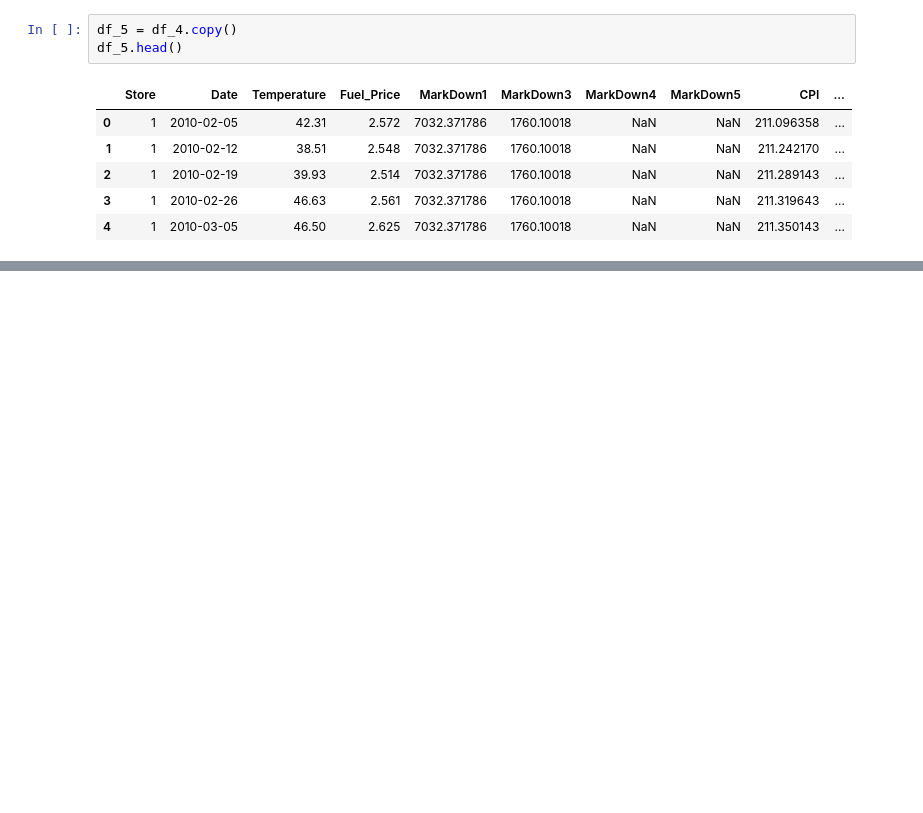
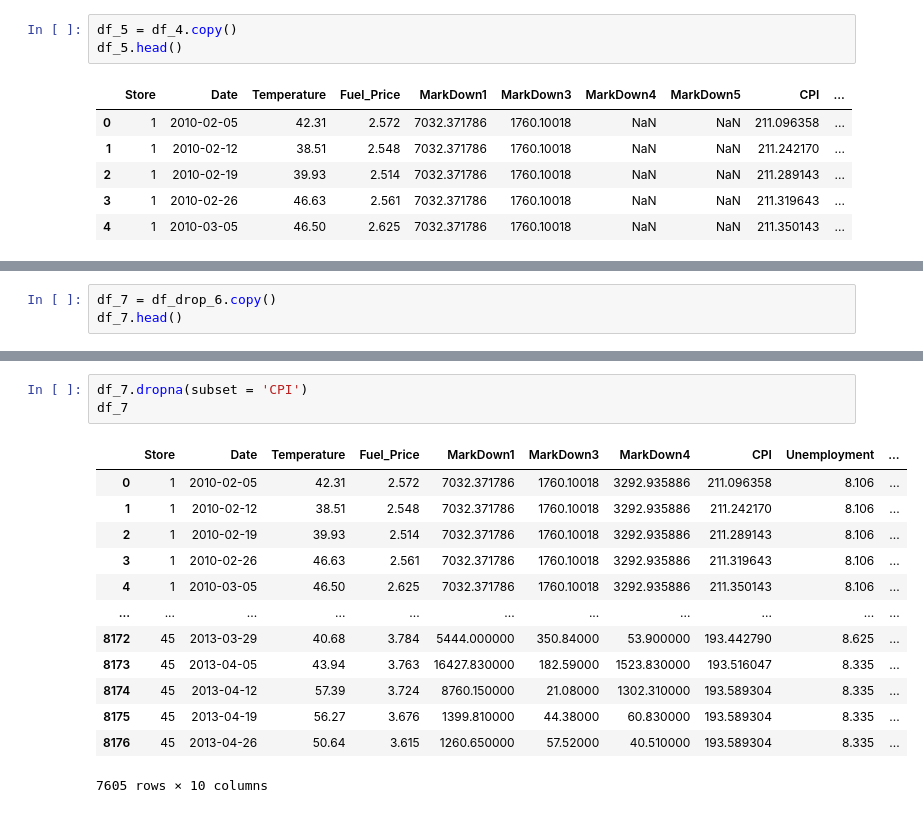
Before and after one commit to Rommelsito/Vehicle_analysis, a Jupyter notebook: feature/features.ipynb, the cells around one changed output, grey strips where cells are left out. Saved outputs shown, nothing was run; the diff lists cells and outputs as text; blank space fills up the shorter version.

```diff
--- a/feature/features.ipynb
+++ b/feature/features.ipynb
@@ -271,0 +330,3 @@ df_5.head()
+# %%
+df_7 = df_drop_6.copy()
+df_7.head()
@@ -271,0 +360,17 @@ df_5.head()
+# %%
+df_7.dropna(subset = 'CPI')
+df_7
+# %% [output]
+|  | Store | Date | Temperature | Fuel_Price | MarkDown1 | MarkDown3 | MarkDown4 | CPI | Unemployment | ... |
+| 0 | 1 | 2010-02-05 | 42.31 | 2.572 | 7032.371786 | 1760.10018 | 3292.935886 | 211.096358 | 8.106 | ... |
+| 1 | 1 | 2010-02-12 | 38.51 | 2.548 | 7032.371786 | 1760.10018 | 3292.935886 | 211.242170 | 8.106 | ... |
+| 2 | 1 | 2010-02-19 | 39.93 | 2.514 | 7032.371786 | 1760.10018 | 3292.935886 | 211.289143 | 8.106 | ... |
+| 3 | 1 | 2010-02-26 | 46.63 | 2.561 | 7032.371786 | 1760.10018 | 3292.935886 | 211.319643 | 8.106 | ... |
+| 4 | 1 | 2010-03-05 | 46.50 | 2.625 | 7032.371786 | 1760.10018 | 3292.935886 | 211.350143 | 8.106 | ... |
+| ... | ... | ... | ... | ... | ... | ... | ... | ... | ... | ... |
+| 8172 | 45 | 2013-03-29 | 40.68 | 3.784 | 5444.000000 | 350.84000 | 53.900000 | 193.442790 | 8.625 | ... |
+| 8173 | 45 | 2013-04-05 | 43.94 | 3.763 | 16427.830000 | 182.59000 | 1523.830000 | 193.516047 | 8.335 | ... |
+| 8174 | 45 | 2013-04-12 | 57.39 | 3.724 | 8760.150000 | 21.08000 | 1302.310000 | 193.589304 | 8.335 | ... |
+| 8175 | 45 | 2013-04-19 | 56.27 | 3.676 | 1399.810000 | 44.38000 | 60.830000 | 193.589304 | 8.335 | ... |
+| 8176 | 45 | 2013-04-26 | 50.64 | 3.615 | 1260.650000 | 57.52000 | 40.510000 | 193.589304 | 8.335 | ... |
+7605 rows × 10 columns
```
Also changed, not shown: parts of 10 cells of this notebook, 2 other files.
